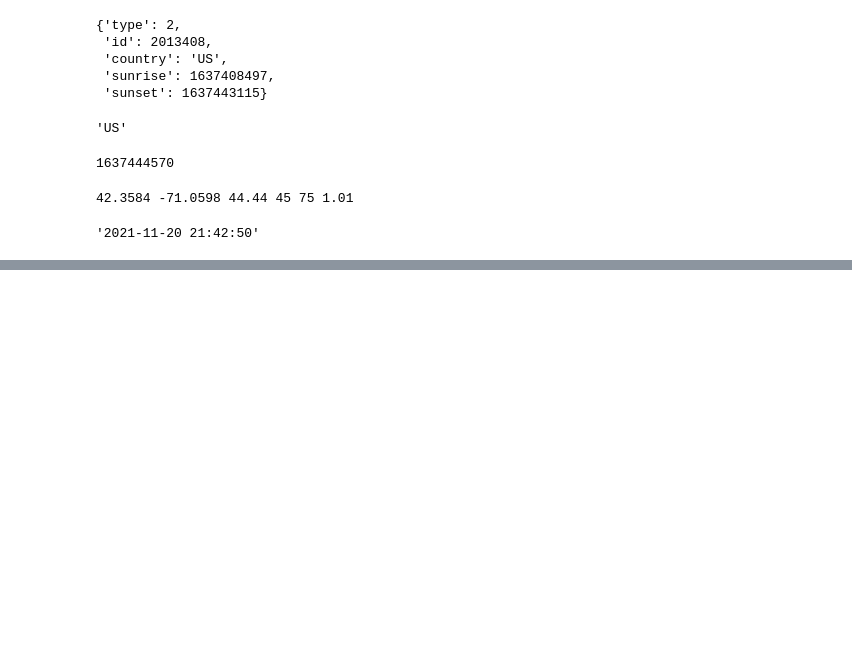
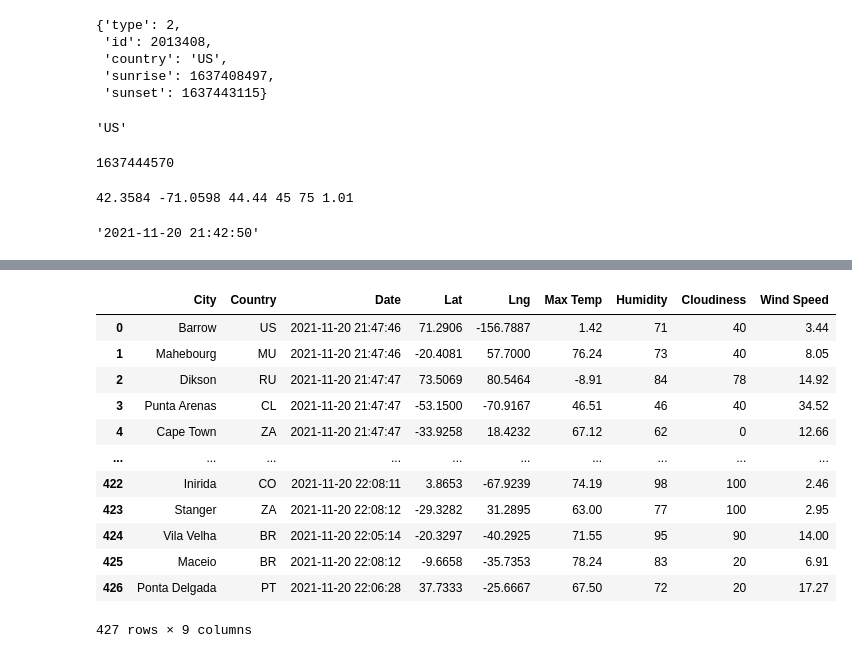
Before and after one commit to kjkubik/World_Weather_Analysis, a Jupyter notebook: WeatherPy.ipynb, the cells around one changed output, grey strips where cells are left out. Cells and saved outputs as stored; diff of their text form; code cells hidden in the pictures; blank space fills up the shorter version.

```diff
--- a/WeatherPy.ipynb
+++ b/WeatherPy.ipynb
@@ -305,9 +317,24 @@ city_data_df.head(10)
 # %%
 # Reorder Columns: City, Country, Date, Lat, Lng, Max Temp, Humidity, Cloudiness, and Wind Speed
 new_column_order = ["City", "Country", "Date", "Lat", "Lng", "Max Temp", "Humidity", "Cloudiness", "Wind Speed"]
 
 #Assign a new or the same DataFrame with new column order:
-new_column_order_df = new_column_order_df[new_column_order]
+city_data_df = city_data_df[new_column_order]
+city_data_df
+# %% [output]
+|  | City | Country | Date | Lat | Lng | Max Temp | Humidity | Cloudiness | Wind Speed |
+| 0 | Barrow | US | 2021-11-20 21:47:46 | 71.2906 | -156.7887 | 1.42 | 71 | 40 | 3.44 |
+| 1 | Mahebourg | MU | 2021-11-20 21:47:46 | -20.4081 | 57.7000 | 76.24 | 73 | 40 | 8.05 |
+| 2 | Dikson | RU | 2021-11-20 21:47:47 | 73.5069 | 80.5464 | -8.91 | 84 | 78 | 14.92 |
+| 3 | Punta Arenas | CL | 2021-11-20 21:47:47 | -53.1500 | -70.9167 | 46.51 | 46 | 40 | 34.52 |
+| 4 | Cape Town | ZA | 2021-11-20 21:47:47 | -33.9258 | 18.4232 | 67.12 | 62 | 0 | 12.66 |
+| ... | ... | ... | ... | ... | ... | ... | ... | ... | ... |
+| 422 | Inirida | CO | 2021-11-20 22:08:11 | 3.8653 | -67.9239 | 74.19 | 98 | 100 | 2.46 |
+| 423 | Stanger | ZA | 2021-11-20 22:08:12 | -29.3282 | 31.2895 | 63.00 | 77 | 100 | 2.95 |
+| 424 | Vila Velha | BR | 2021-11-20 22:05:14 | -20.3297 | -40.2925 | 71.55 | 95 | 90 | 14.00 |
+| 425 | Maceio | BR | 2021-11-20 22:08:12 | -9.6658 | -35.7353 | 78.24 | 83 | 20 | 6.91 |
+| 426 | Ponta Delgada | PT | 2021-11-20 22:06:28 | 37.7333 | -25.6667 | 67.50 | 72 | 20 | 17.27 |
+427 rows × 9 columns
 # %%
 # Create the output file (CSV).
 output_data_file = "weather_data/cities.csv"
```
Also changed, not shown: parts of 2 cells of this notebook, 1 other file.
